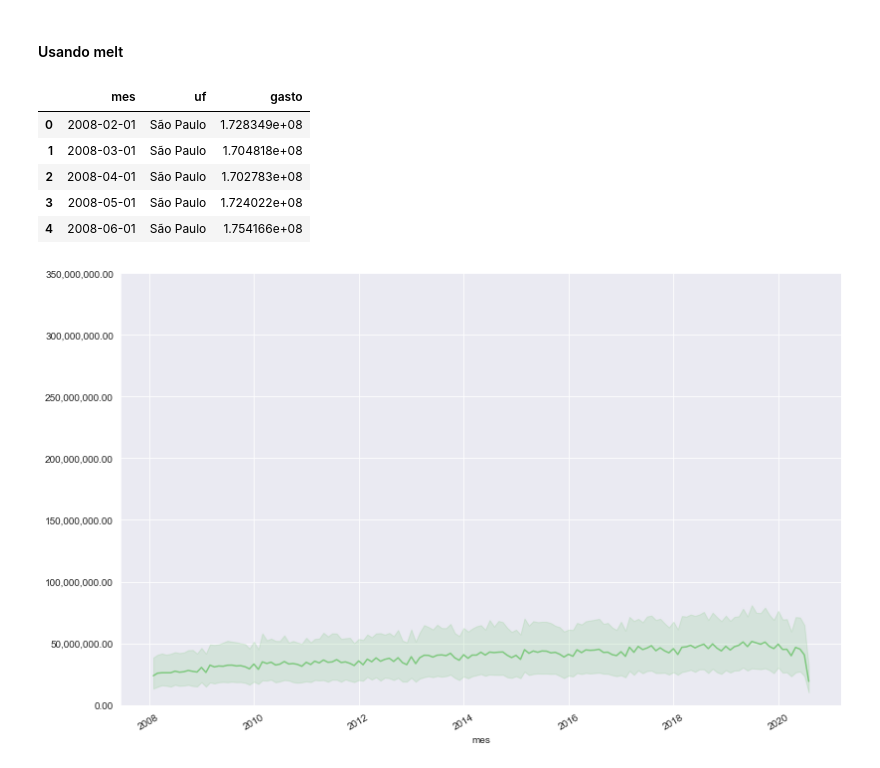
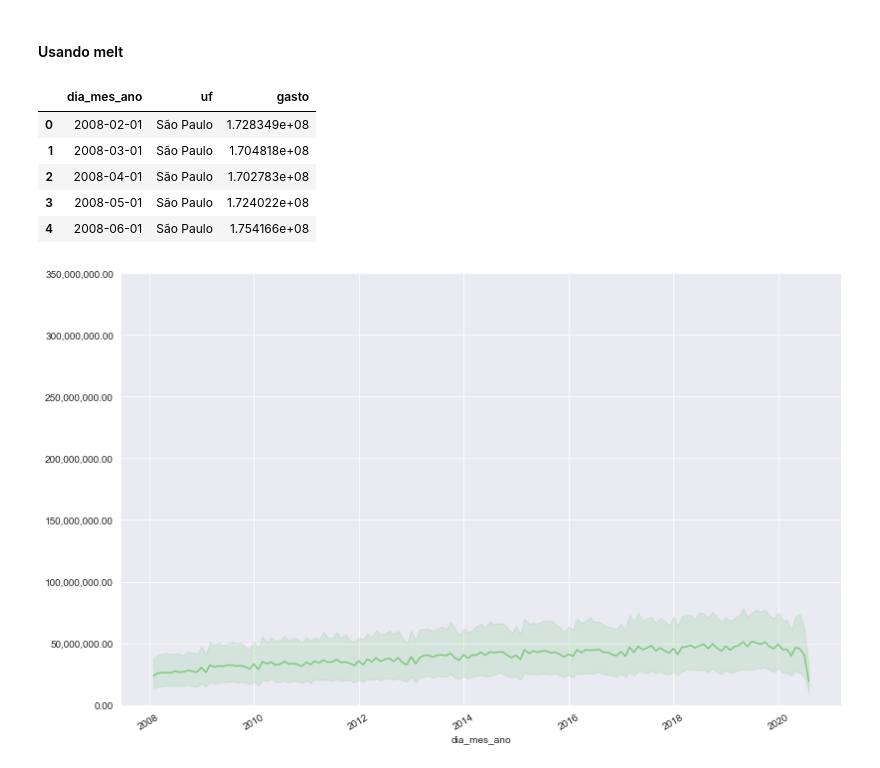
Before and after one commit to Colognesi/Bootcamp-DataScience, a Jupyter notebook: Modulo II - Tratamento, Exploração e Visualização de dados/Projeto/Modulo II.ipynb, the cells around one changed output. Saved outputs shown, nothing was run; the diff lists cells and outputs as text; code cells hidden in the pictures.

```diff
--- a/Modulo II - Tratamento, Exploração e Visualização de dados/Projeto/Modulo II.ipynb
+++ b/Modulo II - Tratamento, Exploração e Visualização de dados/Projeto/Modulo II.ipynb
@@ -373,7 +373,7 @@ def para_dia(ano_mes):
     ano: int = int(ano_mes[:4])
     mes: str = ano_mes[5:]
     mes_numero: int = meses[mes]
-    return date(ano, mes_numero, 1)
+    return datetime.date(ano, mes_numero, 1)
 # %%
 dados_selecionados.columns = dados_selecionados.columns.map(para_dia)
 # %%
@@ -407,11 +407,12 @@ mensal = dados_selecionados.T
 # %%
 mensal_aberto = mensal.reset_index().melt(id_vars=['index'], value_vars=mensal.columns)
 # %%
-mensal_aberto.columns = ['mes','uf','gasto']
+mensal_aberto.columns = ['dia_mes_ano','uf','gasto']
+mensal_aberto['dia_mes_ano'] = mensal_aberto['dia_mes_ano'].astype('datetime64')
 # %%
 mensal_aberto.head()
 # %% [output]
-|  | mes | uf | gasto |
+|  | dia_mes_ano | uf | gasto |
 | 0 | 2008-02-01 | São Paulo | 1.728349e+08 |
 | 1 | 2008-03-01 | São Paulo | 1.704818e+08 |
 | 2 | 2008-04-01 | São Paulo | 1.702783e+08 |
@@ -419,14 +420,14 @@ mensal_aberto.head()
 | 4 | 2008-06-01 | São Paulo | 1.754166e+08 |
 # %%
 plt.figure(figsize=(13,8))
-ax = sns.lineplot(data = mensal_aberto, x = 'mes' , y = 'gasto')
+ax = sns.lineplot(data = mensal_aberto, x = 'dia_mes_ano' , y = 'gasto')
 plt.xticks(rotation = 30)
 ax.yaxis.set_major_formatter(ticker.StrMethodFormatter('{x:,.2f}'))
 ax.set_ylabel('')
 ax.set_ylim(0, 350000000)
 plt.grid(True)
 plt.show()
 # %% [output]
-[figure, old version]
+[figure, new version]
 # %%
 plt.figure(figsize=(13,8))
```
Also changed, not shown: parts of 10 cells of this notebook.
